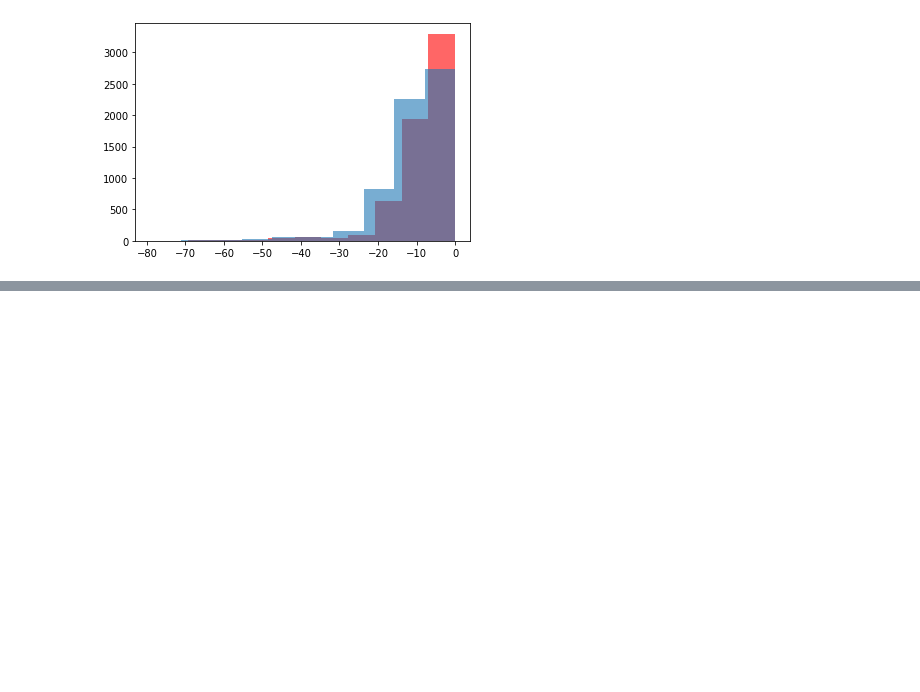
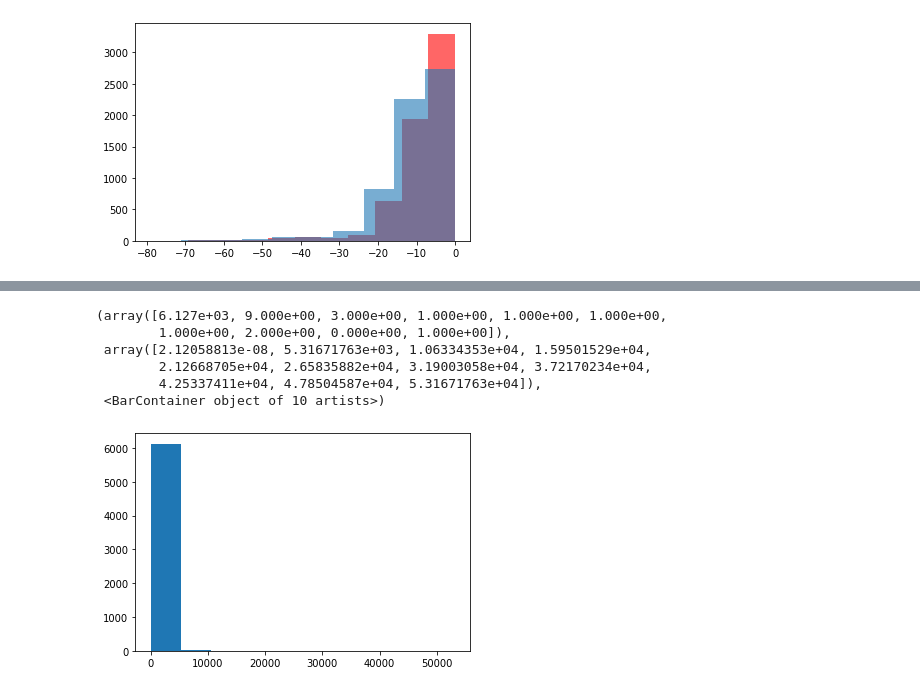
Before and after one commit to alienmist325/TULIP-TCR, a Jupyter notebook: analysis/distribution.ipynb, the cells around one changed output, grey strips where cells are left out. Cells and saved outputs as stored; diff of their text form; code cells hidden in the pictures; blank space fills up the shorter version.

```diff
--- a/analysis/distribution.ipynb
+++ b/analysis/distribution.ipynb
@@ -113,0 +141,23 @@ with(open("TCRs.txt", "w") as file):
+# %%
+import numpy as np
+
+const = 1
+
+probs = const * np.exp(mi_scores_b)
+
+under_1 = [score for score in probs if score <= 1]
+over_1 = [score for score in probs if score > 1]
+over_10 = [score for score in probs if score > 10]
+over_100 = [score for score in probs if score > 100]
+
+
+
+plt.hist(const * np.exp(mi_scores_b))
+# %% [output]
+(array([6.127e+03, 9.000e+00, 3.000e+00, 1.000e+00, 1.000e+00, 1.000e+00,
+        1.000e+00, 2.000e+00, 0.000e+00, 1.000e+00]),
+ array([2.12058813e-08, 5.31671763e+03, 1.06334353e+04, 1.59501529e+04,
+        2.12668705e+04, 2.65835882e+04, 3.19003058e+04, 3.72170234e+04,
+        4.25337411e+04, 4.78504587e+04, 5.31671763e+04]),
+ <BarContainer object of 10 artists>)
+[figure, added]
```
Also changed, not shown: parts of 17 cells of this notebook, 2 other files.
